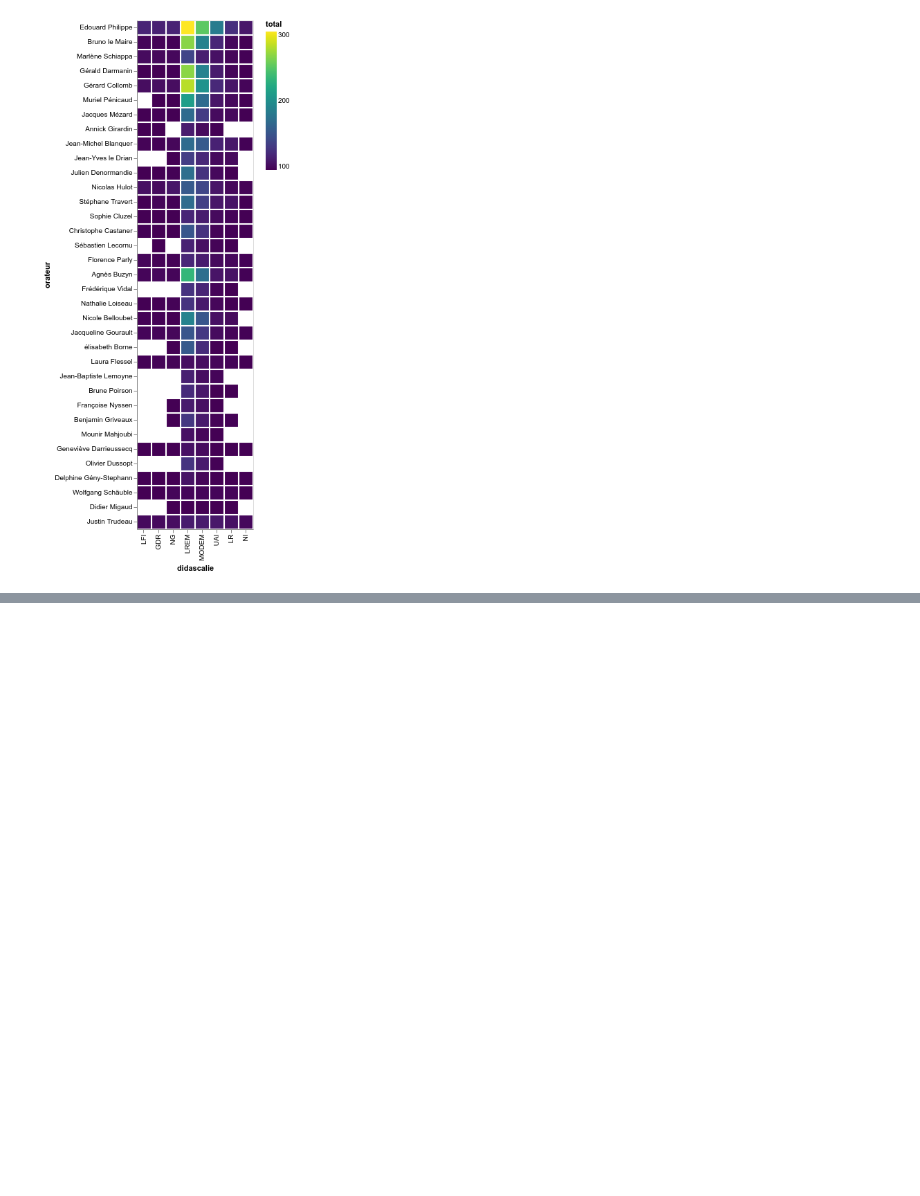
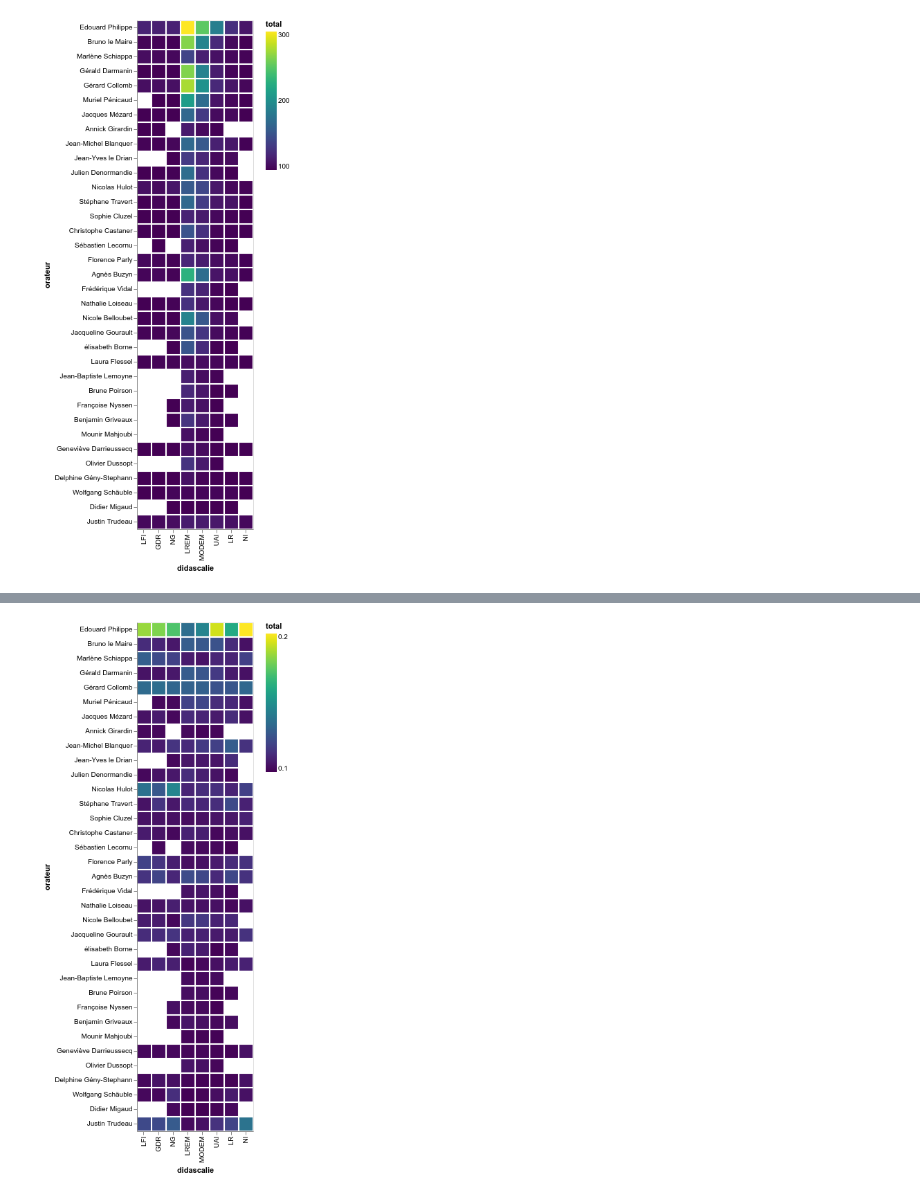
Before and after one commit to medialab/didascalies, a Jupyter notebook: notebooks/Matrices.ipynb, the cells around one changed output, grey strips where cells are left out. Drawn from its saved outputs; the diff is of its cells as text; code cells hidden in the pictures; blank space fills up the shorter version.

```diff
--- a/notebooks/Matrices.ipynb
+++ b/notebooks/Matrices.ipynb
@@ -129,3 +139,6 @@ groupes_ministres("applaud")
 # %% [output]
 [interactive output not drawn]
 [figure]
+# %%
+groupes_ministres("applaud", normalize_groupes=True)
+# %% [output]
@@ -131,0 +146 @@ groupes_ministres("applaud")
+[figure, added]
```
Also changed, not shown: parts of 13 cells of this notebook.
